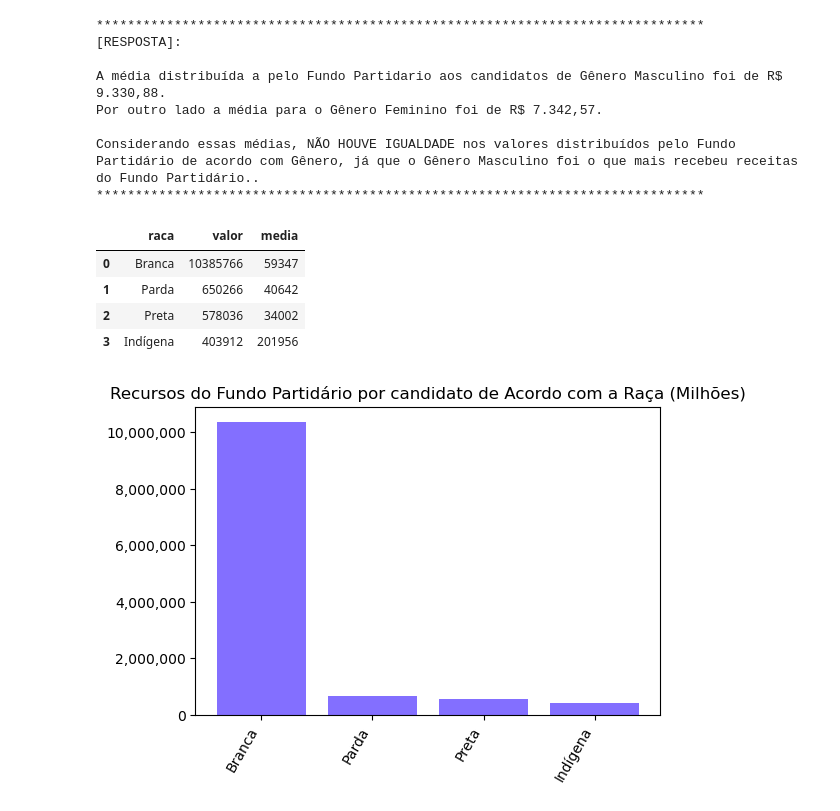
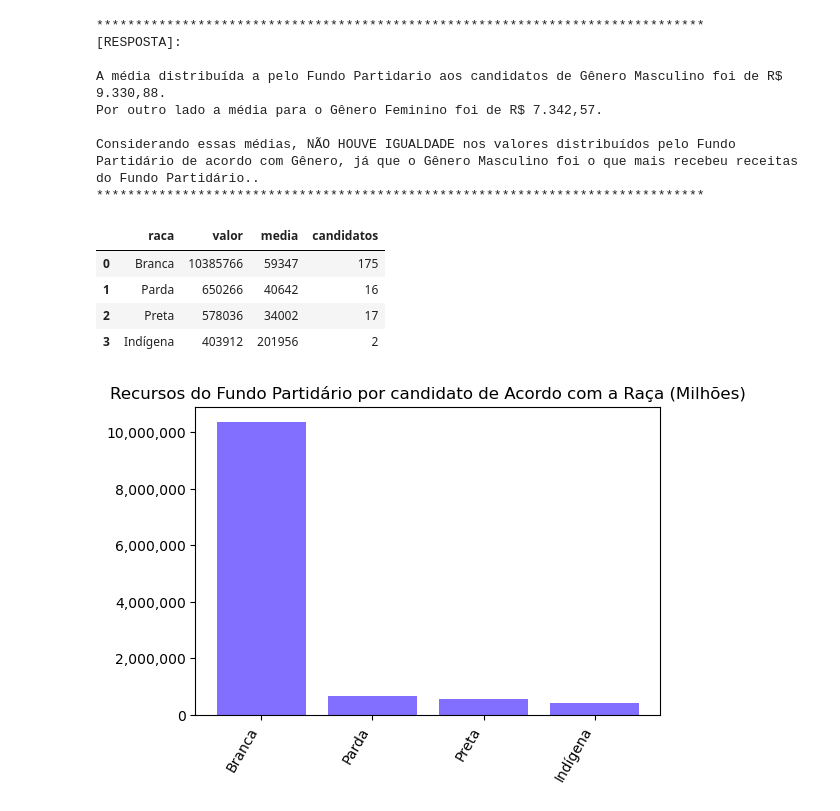
Before and after one commit to devBino/analise_dados_cases, a Jupyter notebook: prestacao_contas_partidos/rio_grande_do_sul/analise.ipynb, the cells around one changed output. Drawn from its saved outputs; the diff is of its cells as text; code cells hidden in the pictures.

```diff
--- a/prestacao_contas_partidos/rio_grande_do_sul/analise.ipynb
+++ b/prestacao_contas_partidos/rio_grande_do_sul/analise.ipynb
@@ -453,30 +507,31 @@ Considerando essas médias, NÃO HOUVE IGUALDADE nos valores distribuídos pelo
 # %%
 fund_part = receitas[ receitas['DS_FONTE_RECEITA'] == 'FUNDO PARTIDARIO' ]
 dados_plot = fund_part[['DS_COR_RACA','VR_RECEITA']].groupby('DS_COR_RACA').sum().sort_values(by='VR_RECEITA', ascending=False)
 
 info_raca = []
 
 for r in fund_part['DS_COR_RACA'].unique():
     regs_r = fund_part[ fund_part['DS_COR_RACA'] == r ]
     valor = regs_r['VR_RECEITA'].sum()
     candidatos = len( regs_r['NM_CANDIDATO'].unique() )
     media = valor / candidatos
 
     info_raca.append({
         'raca':r,
         'valor':valor,
-        'media':media
+        'media':media,
+        'candidatos':candidatos
     })
 
 grupo = pd.DataFrame(info_raca)
 
 display(grupo)
 # %% [output]
-|  | raca | valor | media |
-| 0 | Branca | 10385766 | 59347 |
-| 1 | Parda | 650266 | 40642 |
-| 2 | Preta | 578036 | 34002 |
-| 3 | Indígena | 403912 | 201956 |
+|  | raca | valor | media | candidatos |
+| 0 | Branca | 10385766 | 59347 | 175 |
+| 1 | Parda | 650266 | 40642 | 16 |
+| 2 | Preta | 578036 | 34002 | 17 |
+| 3 | Indígena | 403912 | 201956 | 2 |
 # %%
 fig, ax = plt.subplots(figsize=(6,4))
 _ = plt.bar(grupo['raca'], grupo['valor'], color=slateBlue1)
```
Also changed, not shown: parts of 6 cells of this notebook.
